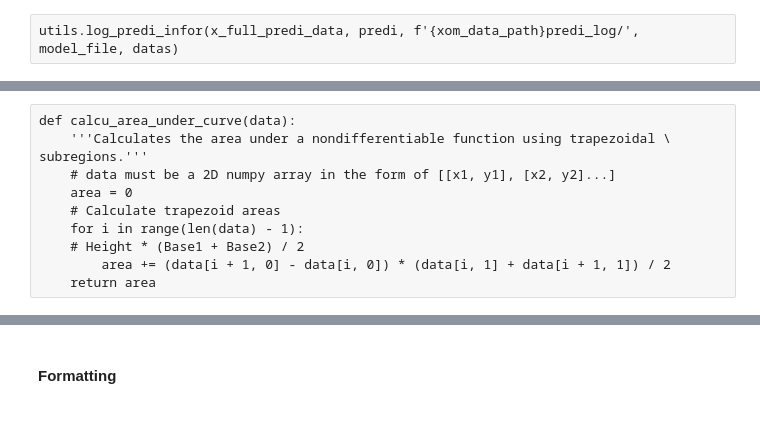
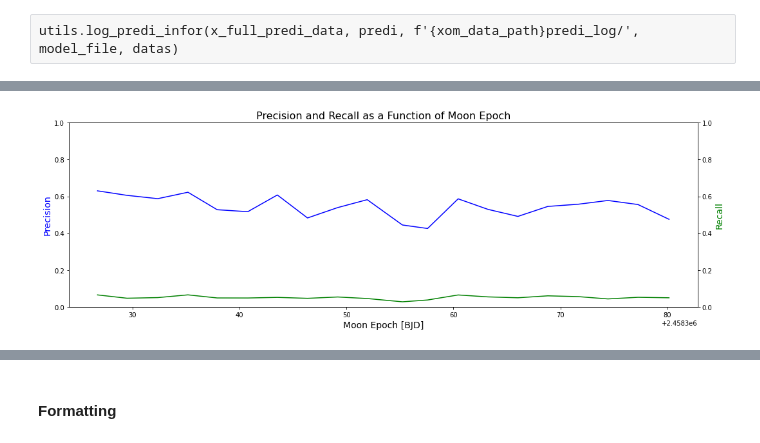
Before and after one commit to rfradkin/Exomoon_Detection, a Jupyter notebook: rnns/singl_model.ipynb, the cells around one changed output, grey strips where cells are left out. Cells and saved outputs as stored; diff of their text form; code cells hidden in the pictures.

```diff
--- a/rnns/singl_model.ipynb
+++ b/rnns/singl_model.ipynb
@@ -280,19 +377,16 @@ importlib.reload(utils);
 # %%
-utils.show_featu_preci_recal(x_full_predi_data, predi, y_predi_data, cutof,
-                             'stell_mass', 30)
+utils.show_featu_preci_recal(x_full_predi_data,
+                       predi,
+                       y_predi_data,
+                       cutof,
+                       featu='moon_epoch',
+                       bins=20,
+                       equal_width_bins=True,
+                       stand_axis=True)
 # Possible third axis with AUC
 # AUC in red overplotted
+# %% [output]
+[figure, added]
-# %% [raw]
-def calcu_area_under_curve(data):
-    '''Calculates the area under a nondifferentiable function using trapezoidal \
-subregions.'''
-    # data must be a 2D numpy array in the form of [[x1, y1], [x2, y2]...]
-    area = 0
-    # Calculate trapezoid areas
-    for i in range(len(data) - 1):
-    # Height * (Base1 + Base2) / 2
-        area += (data[i + 1, 0] - data[i, 0]) * (data[i, 1] + data[i + 1, 1]) / 2
-    return area
 # %%
 utils.show_preci_recal(predi, y_predi_data, cutof)
 # %% [output]
```
Also changed, not shown: parts of 17 cells of this notebook, 3 other files.
